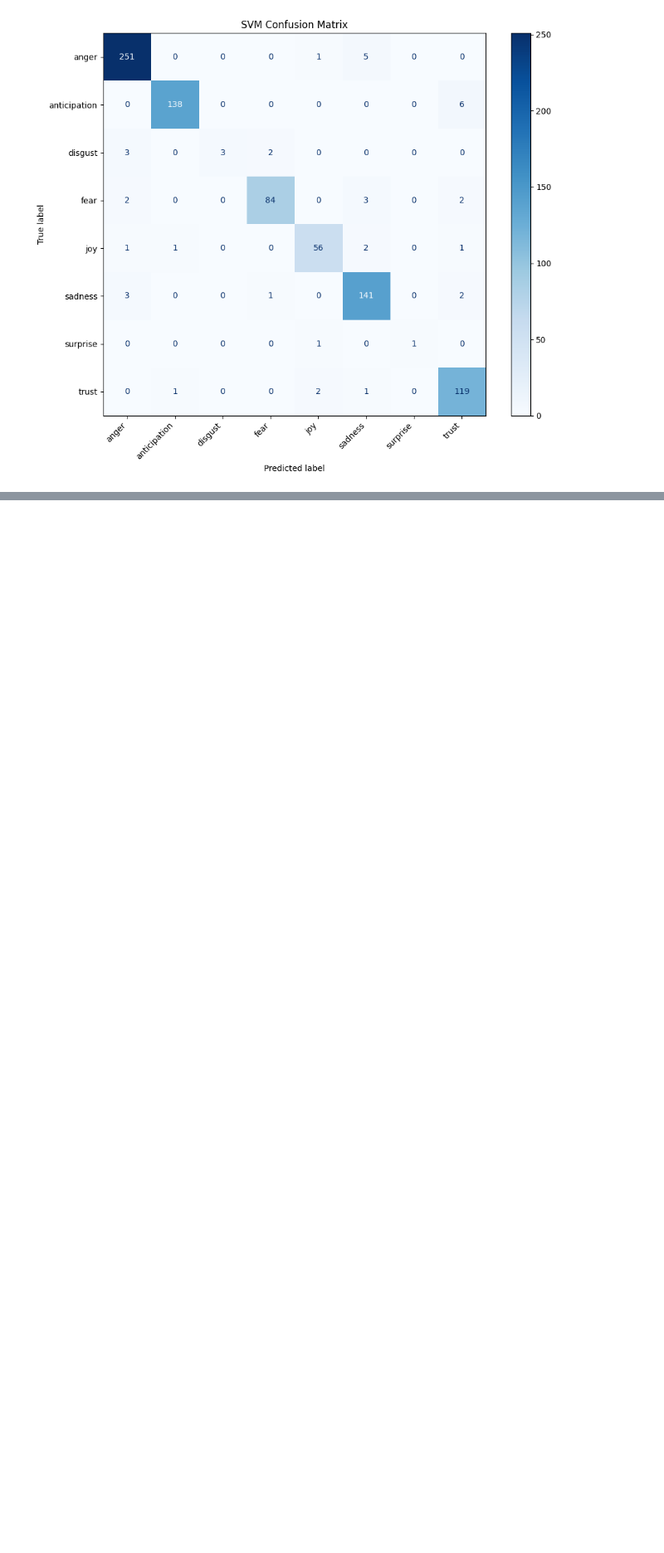
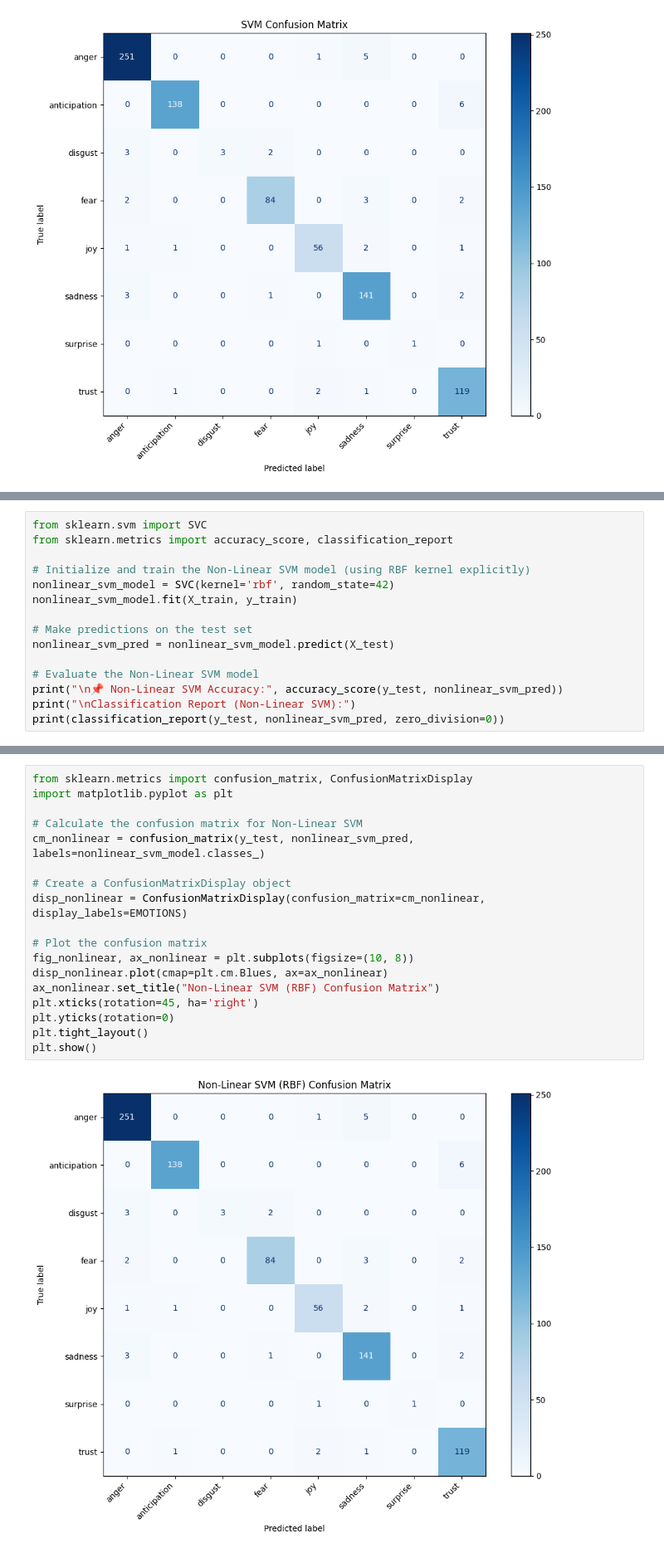
Before and after one commit to REZAKAZAZI00/Pattern_Recognition, a Jupyter notebook: Pattern_Recognition.ipynb, the cells around one changed output, grey strips where cells are left out. Shown at 83% size. Drawn from its saved outputs; the diff is of its cells as text; blank space fills up the shorter version.

```diff
--- a/Pattern_Recognition.ipynb
+++ b/Pattern_Recognition.ipynb
@@ -238,0 +282,15 @@ plt.show()
+# %%
+from sklearn.svm import SVC
+from sklearn.metrics import accuracy_score, classification_report
+
+# Initialize and train the Non-Linear SVM model (using RBF kernel explicitly)
+nonlinear_svm_model = SVC(kernel='rbf', random_state=42)
+nonlinear_svm_model.fit(X_train, y_train)
+
+# Make predictions on the test set
+nonlinear_svm_pred = nonlinear_svm_model.predict(X_test)
+
+# Evaluate the Non-Linear SVM model
+print("\n📌 Non-Linear SVM Accuracy:", accuracy_score(y_test, nonlinear_svm_pred))
+print("\nClassification Report (Non-Linear SVM):")
+print(classification_report(y_test, nonlinear_svm_pred, zero_division=0))
@@ -238,0 +339,20 @@ plt.show()
+# %%
+from sklearn.metrics import confusion_matrix, ConfusionMatrixDisplay
+import matplotlib.pyplot as plt
+
+# Calculate the confusion matrix for Non-Linear SVM
+cm_nonlinear = confusion_matrix(y_test, nonlinear_svm_pred, labels=nonlinear_svm_model.classes_)
+
+# Create a ConfusionMatrixDisplay object
+disp_nonlinear = ConfusionMatrixDisplay(confusion_matrix=cm_nonlinear, display_labels=EMOTIONS)
+
+# Plot the confusion matrix
+fig_nonlinear, ax_nonlinear = plt.subplots(figsize=(10, 8))
+disp_nonlinear.plot(cmap=plt.cm.Blues, ax=ax_nonlinear)
+ax_nonlinear.set_title("Non-Linear SVM (RBF) Confusion Matrix")
+plt.xticks(rotation=45, ha='right')
+plt.yticks(rotation=0)
+plt.tight_layout()
+plt.show()
+# %% [output]
+[figure, added]
```
Also changed, not shown: parts of 8 cells of this notebook.
